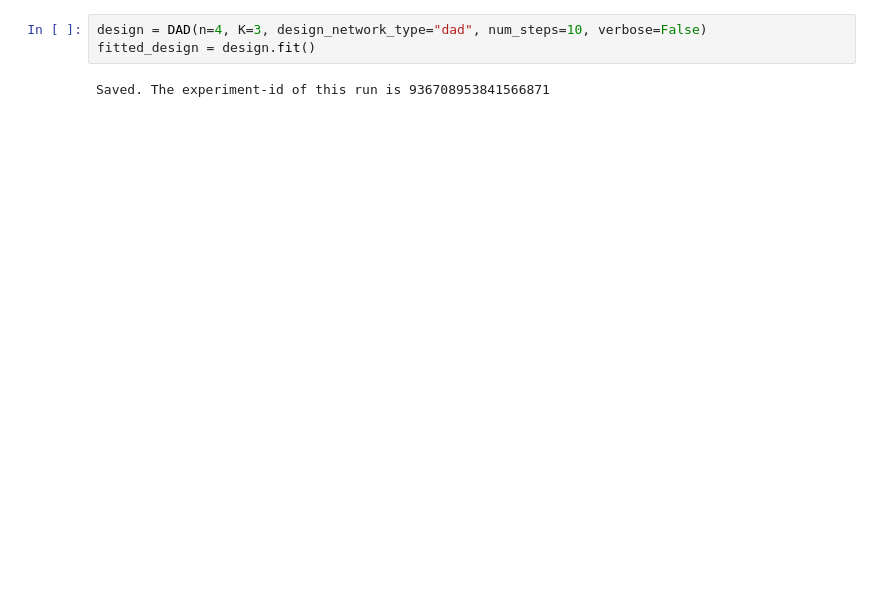
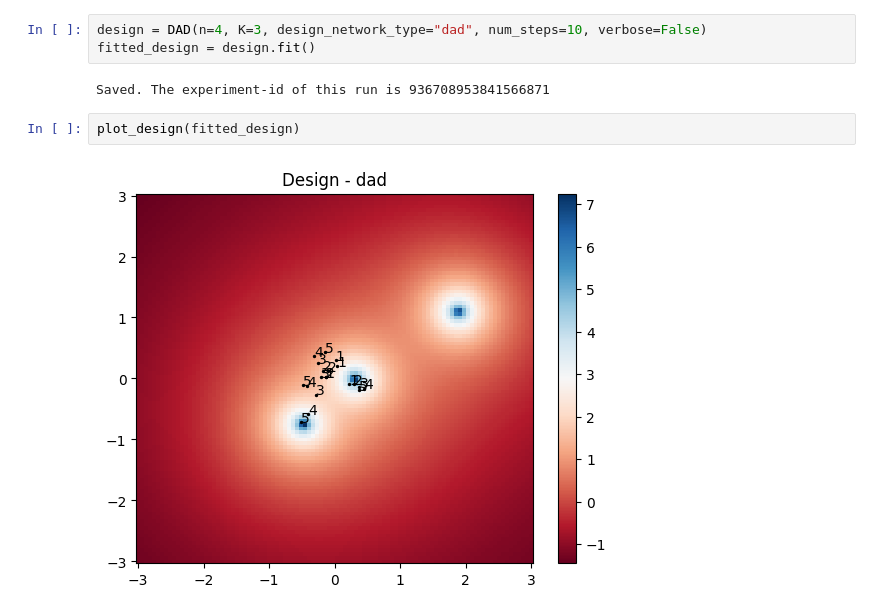
Before and after one commit to KatieBuc/dad, a Jupyter notebook: location_finding_class.ipynb, the cells around one changed output. Cells and saved outputs as stored; diff of their text form; blank space fills up the shorter version.

```diff
--- a/location_finding_class.ipynb
+++ b/location_finding_class.ipynb
@@ -54,3 +54,7 @@ design = DAD(n=4, K=3, design_network_type="dad", num_steps=10, verbose=False)
 fitted_design = design.fit()
 # %% [output]
 Saved. The experiment-id of this run is 936708953841566871
+# %%
+plot_design(fitted_design)
+# %% [output]
+[figure, added]
```
Also changed, not shown: parts of 4 cells of this notebook.
